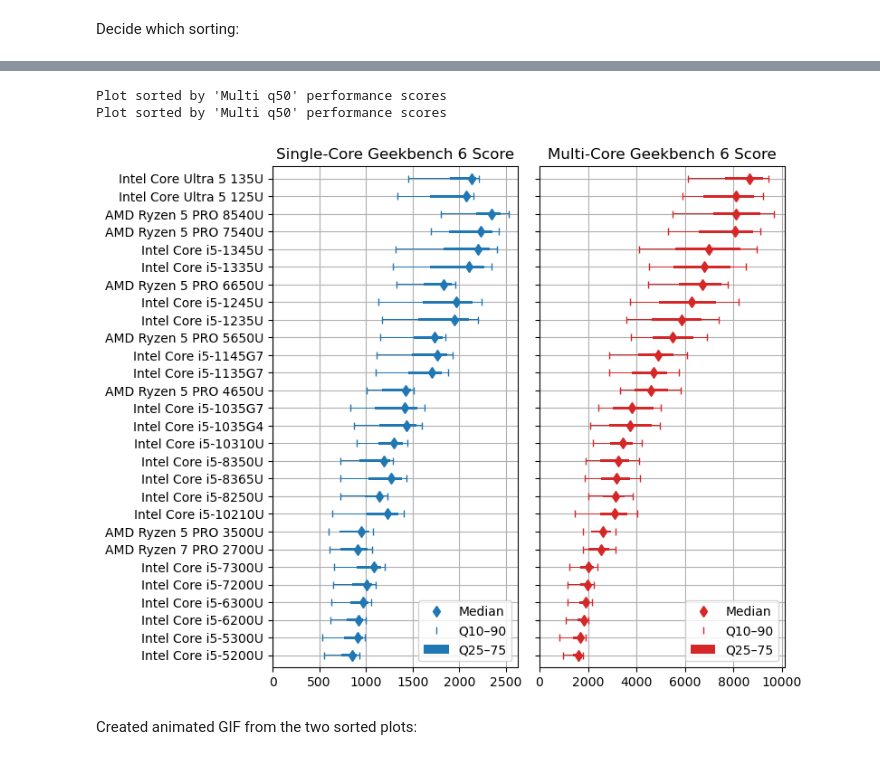
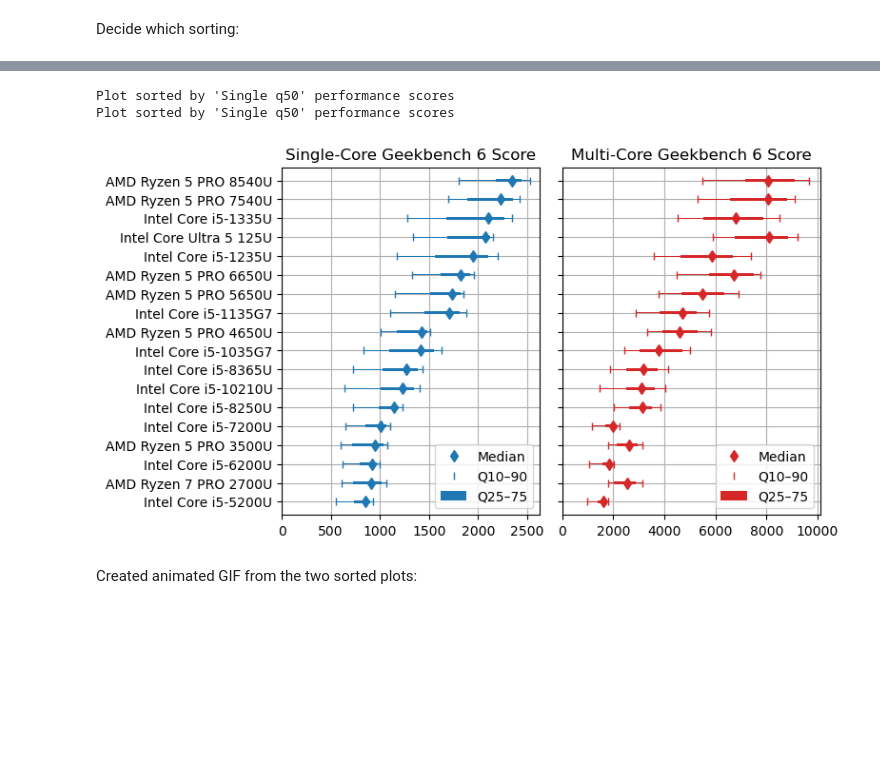
Before and after one commit to pierre-haessig/notebook-cpu-performance, a Jupyter notebook: Retrieve_geekbench.ipynb, the cells around one changed output, grey strips where cells are left out. Saved outputs shown, nothing was run; the diff lists cells and outputs as text; code cells hidden in the pictures; blank space fills up the shorter version.

Commit message:
add short plot list variant

```diff
--- a/Retrieve_geekbench.ipynb
+++ b/Retrieve_geekbench.ipynb
@@ -410,6 +410,43 @@ cpu_list_plot = [
     'AMD Ryzen 5 PRO 8540U'
 ]
 
+# shorter list
+cpu_list_plot_short = [
+    'Intel Core i5-5200U',
+    #'Intel Core i5-5300U',
+    'Intel Core i5-6200U',
+    #'Intel Core i5-6300U',
+    'Intel Core i5-7200U',
+    #'Intel Core i5-7300U',
+    'Intel Core i5-8250U',
+    #'Intel Core i5-8350U',
+    'Intel Core i5-8365U',
+    #'Intel Core i5-9400H',
+    'Intel Core i5-10210U',
+    #'Intel Core i5-10310U',
+    #'Intel Core i5-1035G4',
+    'Intel Core i5-1035G7',
+    'Intel Core i5-1135G7',
+    #'Intel Core i5-1145G7',
+    'Intel Core i5-1235U',
+    #'Intel Core i5-1245U',
+    'Intel Core i5-1335U',
+    #'Intel Core i5-1345U',
+    'Intel Core Ultra 5 125U',
+    #'Intel Core Ultra 5 135U',
+    #'Intel Core Ultra 5 125H',
+    #'Intel Core Ultra 5 135H',
+    # AMD
+    'AMD Ryzen 7 PRO 2700U',
+    'AMD Ryzen 5 PRO 3500U',
+    'AMD Ryzen 5 PRO 4650U',
+    'AMD Ryzen 5 PRO 5650U',
+    'AMD Ryzen 5 PRO 6650U',
+    'AMD Ryzen 5 PRO 7540U',
+    'AMD Ryzen 5 PRO 8540U'
+]
+cpu_list_plot = cpu_list_plot_short
+plot_length = 'short'
 stats_plot = all_stats.loc[cpu_list_plot]
-len(stats_plot)
+len(stats_plot) # 18 short list, 27 long list
 # %% [output]
@@ -452,17 +489,17 @@ Plot sorted by 'Single q50' performance scores
 # %%
 fig, (ax1, ax2) = plt.subplots(1,2, sharey=True, figsize=(8,1+len(stats_plot)/5.3))
 
-#sort_by = 'Single q50'
-sort_by = 'Multi q50'
+sort_by = 'Single q50'
+#sort_by = 'Multi q50'
 plot_stats(stats_plot, 'Single', sort_by, ax1, color='tab:blue')
 plot_stats(stats_plot, 'Multi',  sort_by, ax2, color='tab:red')
 
 fig.tight_layout()
-fig.savefig(f'CPUs_GB6_stats_sort-{sort_by.replace(" ", "_")}.png', dpi=300)
+fig.savefig(f'CPUs_GB6_stats_{plot_length}_sort-{sort_by.replace(" ", "_")}.png', dpi=300)
 # %% [output]
-Plot sorted by 'Multi q50' performance scores
-Plot sorted by 'Multi q50' performance scores
+Plot sorted by 'Single q50' performance scores
+Plot sorted by 'Single q50' performance scores
-[figure, old version]
+[figure, new version]
 # %% [markdown]
 Created animated GIF from the two sorted plots:
 # %%
```
Also changed, not shown: parts of 6 cells of this notebook, 6 other files.
